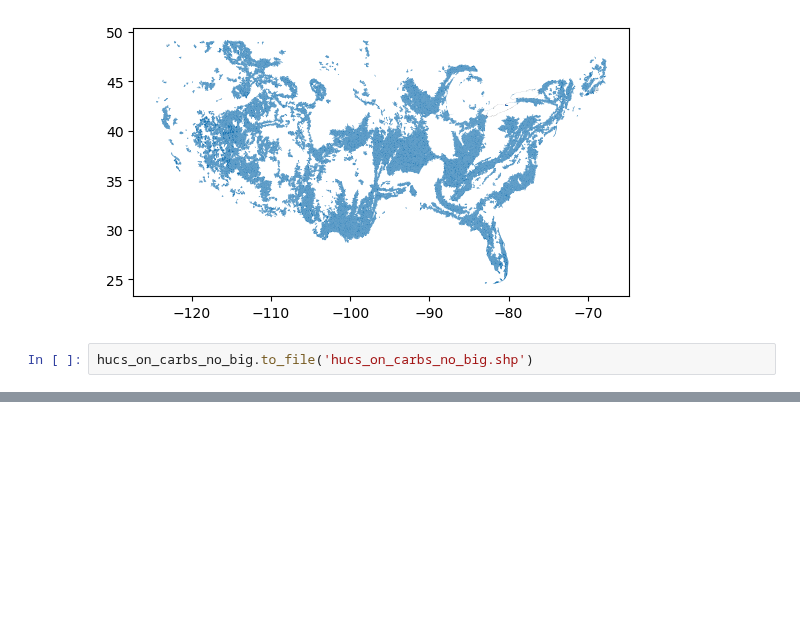
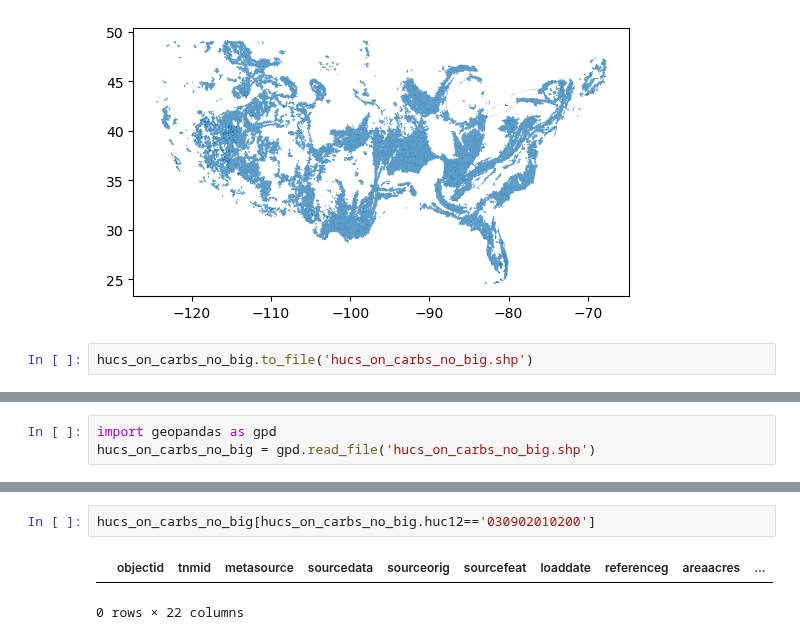
Before and after one commit to CovingtonResearchGroup/sinkhole_analysis, a Jupyter notebook: Add-carb-hucs-without-sinks.ipynb, the cells around one changed output, grey strips where cells are left out. Saved outputs shown, nothing was run; the diff lists cells and outputs as text; blank space fills up the shorter version.

```diff
--- a/Add-carb-hucs-without-sinks.ipynb
+++ b/Add-carb-hucs-without-sinks.ipynb
@@ -187,0 +194,3 @@ hucs_on_carbs_no_big.to_file('hucs_on_carbs_no_big.shp')
+# %%
+import geopandas as gpd
+hucs_on_carbs_no_big = gpd.read_file('hucs_on_carbs_no_big.shp')
@@ -187,0 +204,5 @@ hucs_on_carbs_no_big.to_file('hucs_on_carbs_no_big.shp')
+# %%
+hucs_on_carbs_no_big[hucs_on_carbs_no_big.huc12=='030902010200']
+# %% [output]
+|  | objectid | tnmid | metasource | sourcedata | sourceorig | sourcefeat | loaddate | referenceg | areaacres | ... |
+0 rows × 22 columns
```
Also changed, not shown: parts of 4 cells of this notebook, 2 other files.
